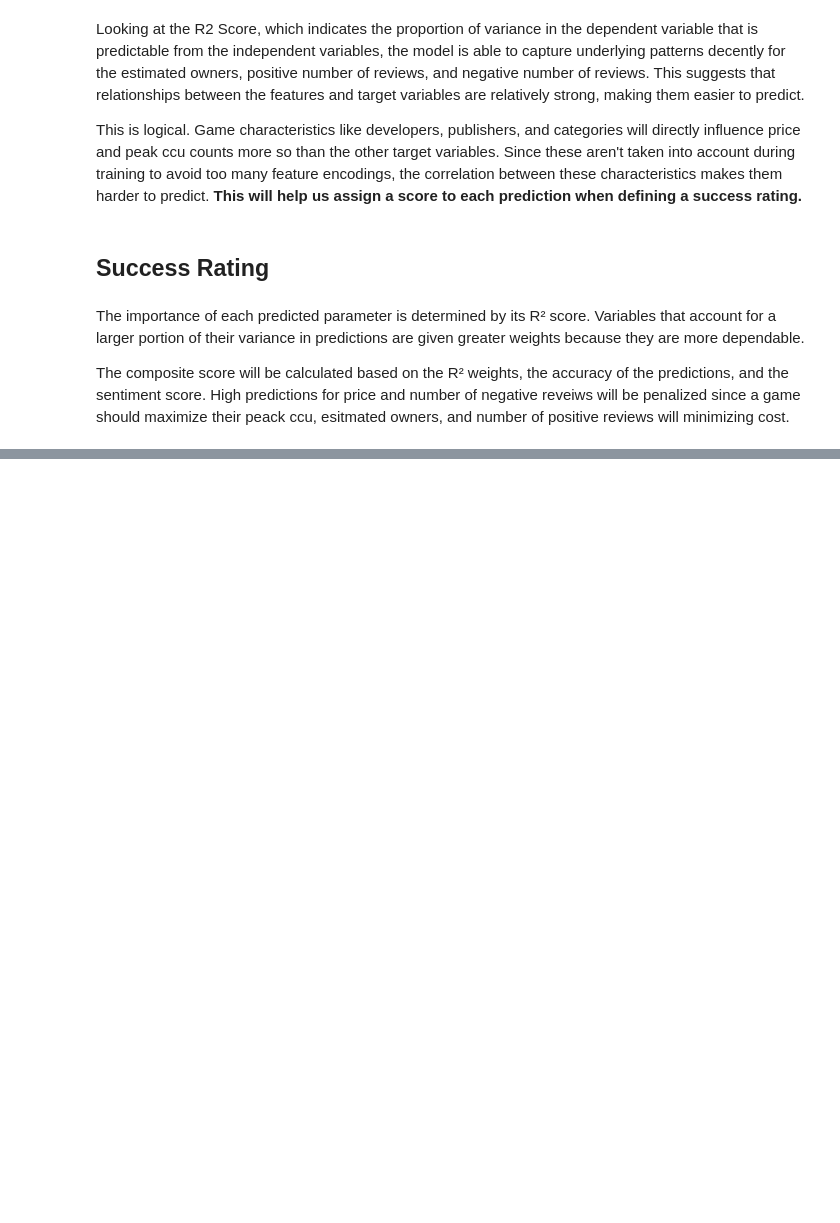
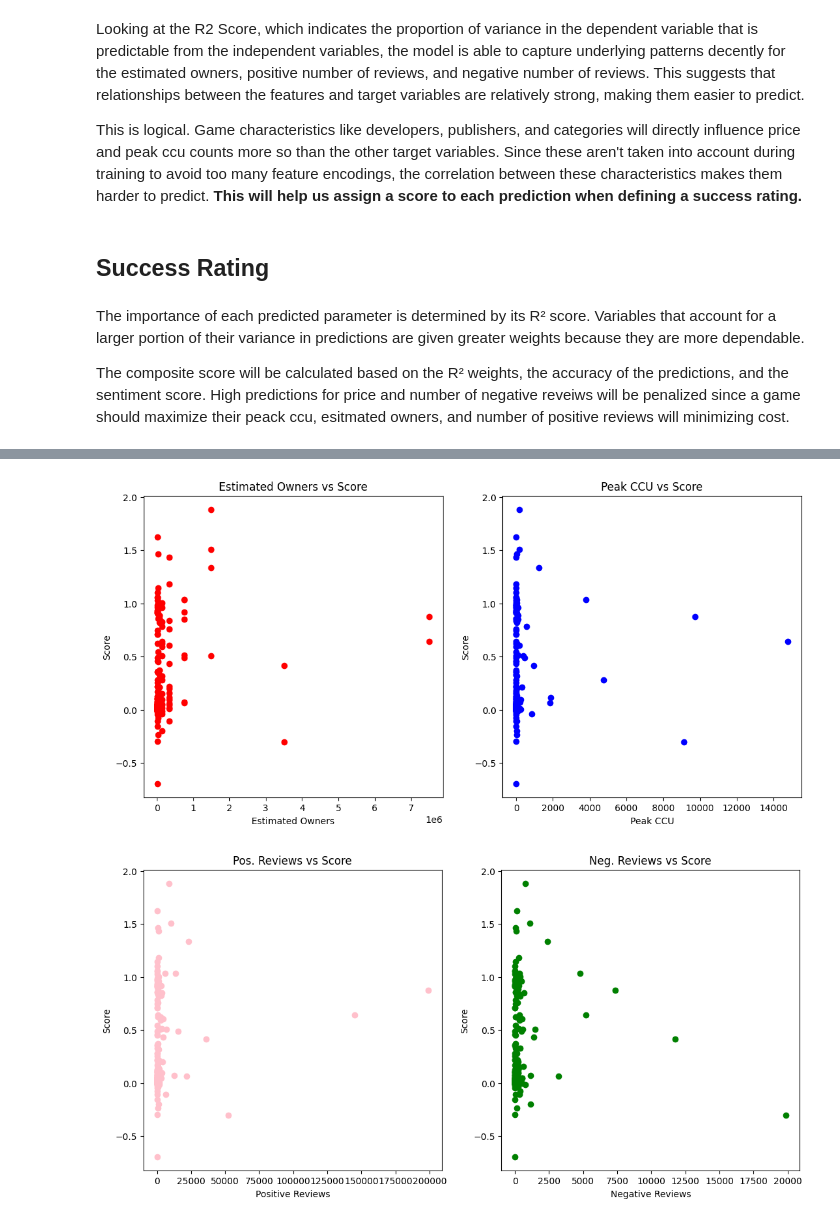
Before and after one commit to Lastek/cs345-group-project, a Jupyter notebook: CS345_Project.ipynb, the cells around one changed output, grey strips where cells are left out. Drawn from its saved outputs; the diff is of its cells as text; code cells hidden in the pictures; blank space fills up the shorter version.

Commit message:
ran 300 scores of random games

```diff
--- a/CS345_Project.ipynb
+++ b/CS345_Project.ipynb
@@ -680,11 +841,11 @@ try:
     model = loaded_model
 except:
     rf_pca = RandomForestRegressor(random_state=42, n_jobs=-1, verbose=1, **pca_params)
-    model_pca = MultiOutputRegressor(rf_pca, n_jobs=-1)
-    model_pca.fit(X_train, y_train)
-    y_pred = model_pca.predict(X_test)
+    model = MultiOutputRegressor(rf_pca, n_jobs=-1)
+    model.fit(X_train, y_train)
+    y_pred = model.predict(X_test)
 
-    pickle_model('rf_pca', model_pca, pca_params)
+    pickle_model('rf_pca', model, pca_params)
 
 if perform_search == False:
     y_pred = model.predict(X_test)
@@ -778,6 +951,8 @@ def success_rating(random=False, index=None):
 
     # Calculate RMSE for each predicted metric
     rmse = np.sqrt(mean_squared_error(actual_metrics, predictions, multioutput='raw_values')).reshape(1,-1)
+    # normalize the rmse to prevent peak ccu and price from dominating the score (expecting large errors)
+    rmse = min_max_normalize(rmse)
 
 
     sentiment_score = df_reviews_with_scores.iloc[index]
@@ -797,0 +1005,5 @@ print(game_info)
+# %%
+# drop any duplicates and print the table
+table = table.drop_duplicates(subset=['AppID'])
+table = table.sort_values(by='Score', ascending=False)
+print(table.to_string())
@@ -797,0 +1028,37 @@ print(game_info)
+# %%
+# illustrate the results by comparing the score to each predicted metric
+from matplotlib import pyplot as plt
+fig, (ax1, ax2) = plt.subplots(1, 2, figsize=(13,6))
+fig, (ax3, ax4) = plt.subplots(1, 2, figsize=(13,6))
+fig, (ax5) = plt.subplots(1, 1, figsize=(6,6))
+
+ax1.scatter(table["Estimated owners"], table["Score"], c='red')
+ax1.set_xlabel('Estimated Owners')
+ax1.set_ylabel('Score')
+ax1.set_title('Estimated Owners vs Score')
+
+ax2.scatter(table["Peak CCU"], table["Score"], c='blue')
+ax2.set_xlabel('Peak CCU')
+ax2.set_ylabel('Score')
+ax2.set_title('Peak CCU vs Score')
+
+ax3.scatter(table["Positive"], table["Score"], c='pink')
+ax3.set_xlabel('Positive Reviews')
+ax3.set_ylabel('Score')
+ax3.set_title('Pos. Reviews vs Score')
+
+ax4.scatter(table["Negative"], table["Score"], c='green')
+ax4.set_xlabel('Negative Reviews')
+ax4.set_ylabel('Score')
+ax4.set_title('Neg. Reviews vs Score')
+
+ax5.scatter(table["Price"], table["Score"], c='brown')
+ax5.set_xlabel('Price')
+ax5.set_ylabel('Score')
+ax5.set_title('Price vs Score')
+
+
+plt.show()
+# %% [output]
+[figure, added]
+[figure, added]
```
Also changed, not shown: parts of 32 cells of this notebook.
